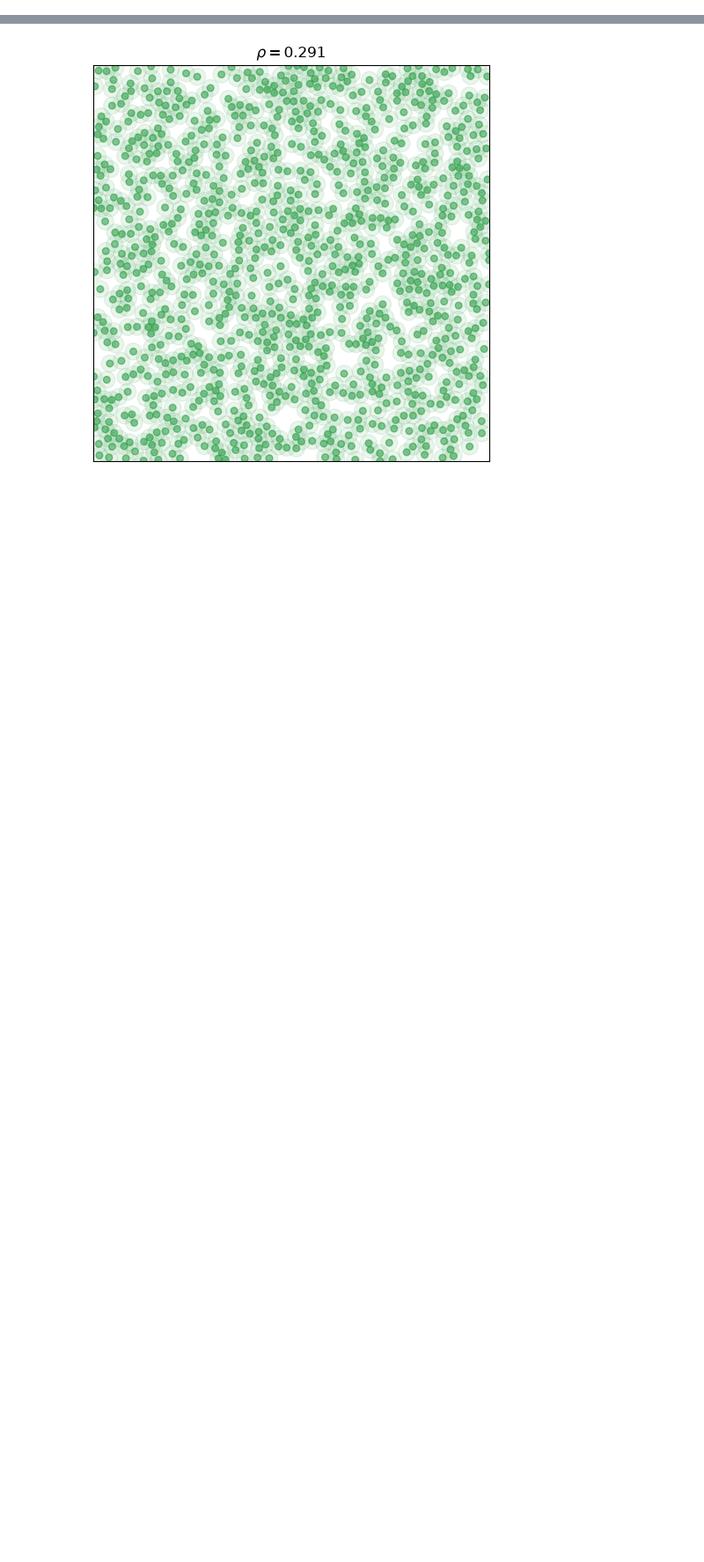
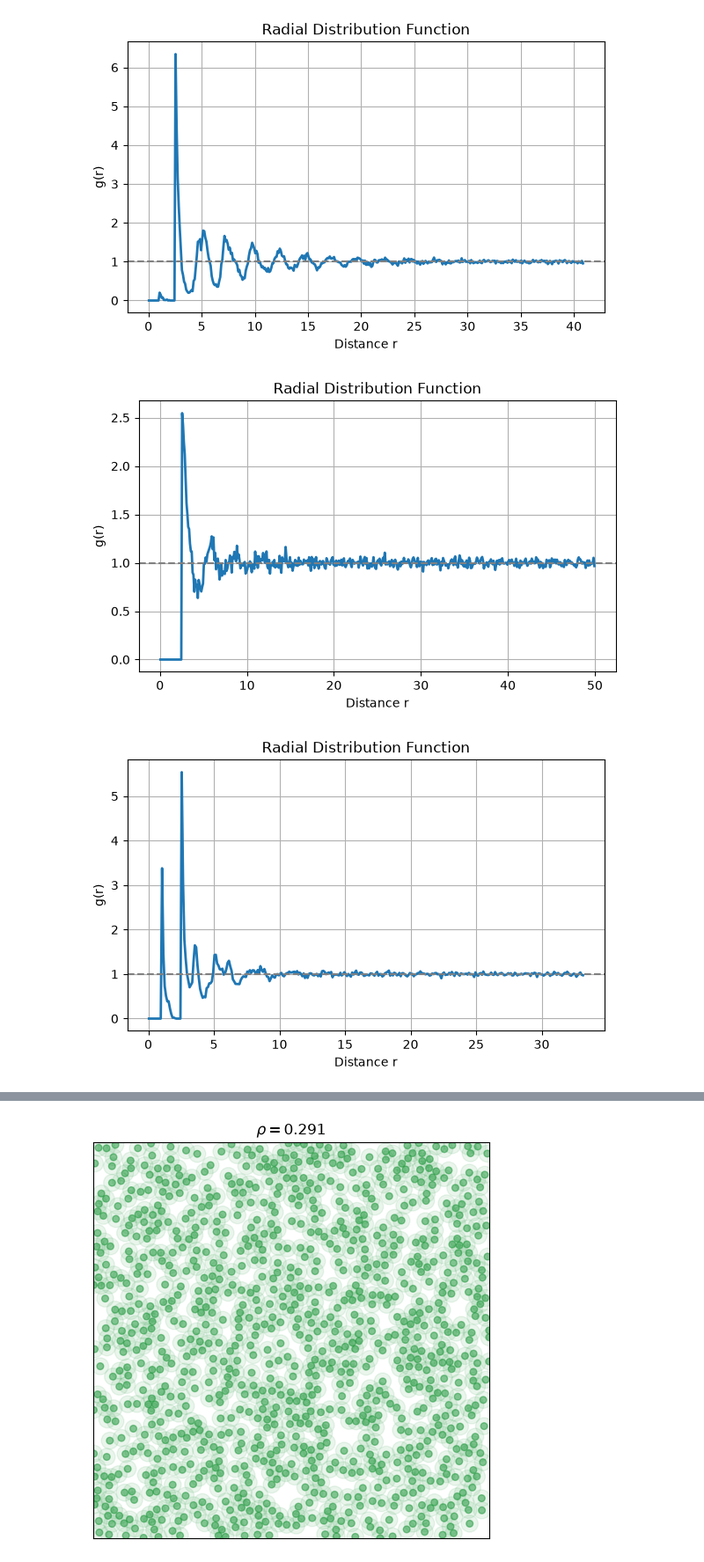
Before and after one commit to Milou-v/BERN01-Groupwork, a Jupyter notebook: temp.ipynb, the cells around one changed output, grey strips where cells are left out. Shown at 88% size. Drawn from its saved outputs; the diff is of its cells as text; code cells hidden in the pictures; blank space fills up the shorter version.

```diff
--- a/temp.ipynb
+++ b/temp.ipynb
@@ -15,0 +17,25 @@ from Particles_2D import coldstart_finder
+# %%
+density_paths = glob(r"density_runs/**/*.pkl",recursive=True)
+# %%
+density_cd = {}
+density_eq = {}
+density_prod = {}
+for path in density_paths:
+    with open(path,"rb") as f:
+        run = pickle.load(f)
+    density = run.N/(run.LENGTH)**2
+    run = Particles_2D(R=run.con,density=density,N=1000,temperature=0.1)
+
+    if "cold_start" in path:
+        density_cd[density] = run
+    elif "equilibrium" in path:
+        density_eq[density] = run
+    elif "production" in path:
+        density_prod[density] = run
+# %%
+for run in list(density_prod.values()):
+    run.radial_distribution()
+# %% [output]
+[figure, added]
+[figure, added]
+[figure, added]
```
Also changed, not shown: parts of 33 cells of this notebook, 21 other files.
